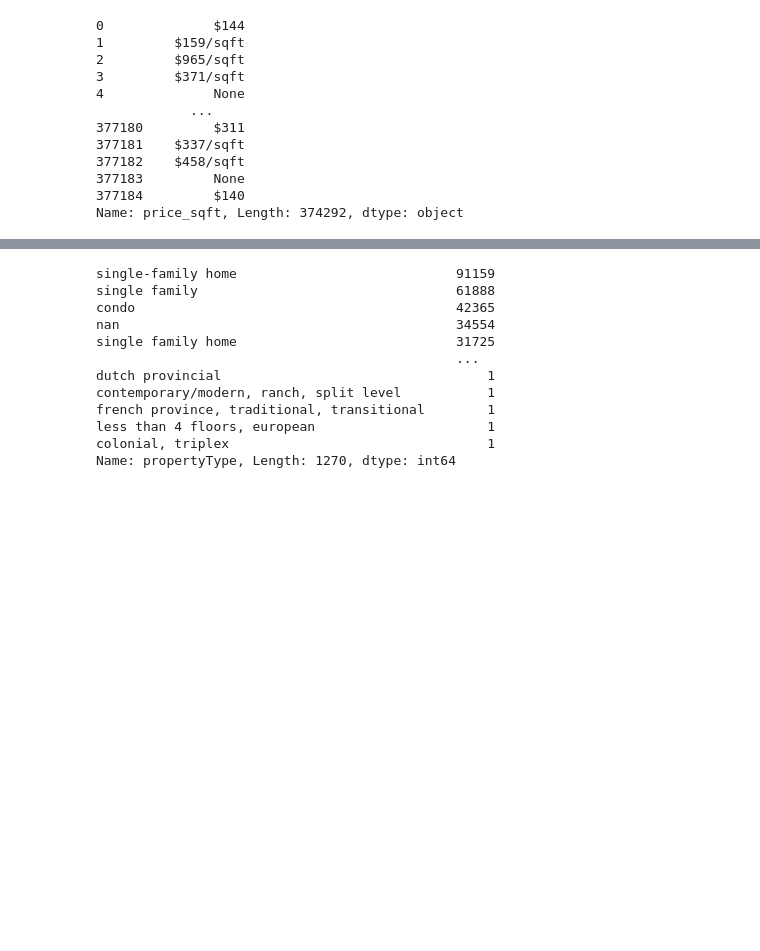
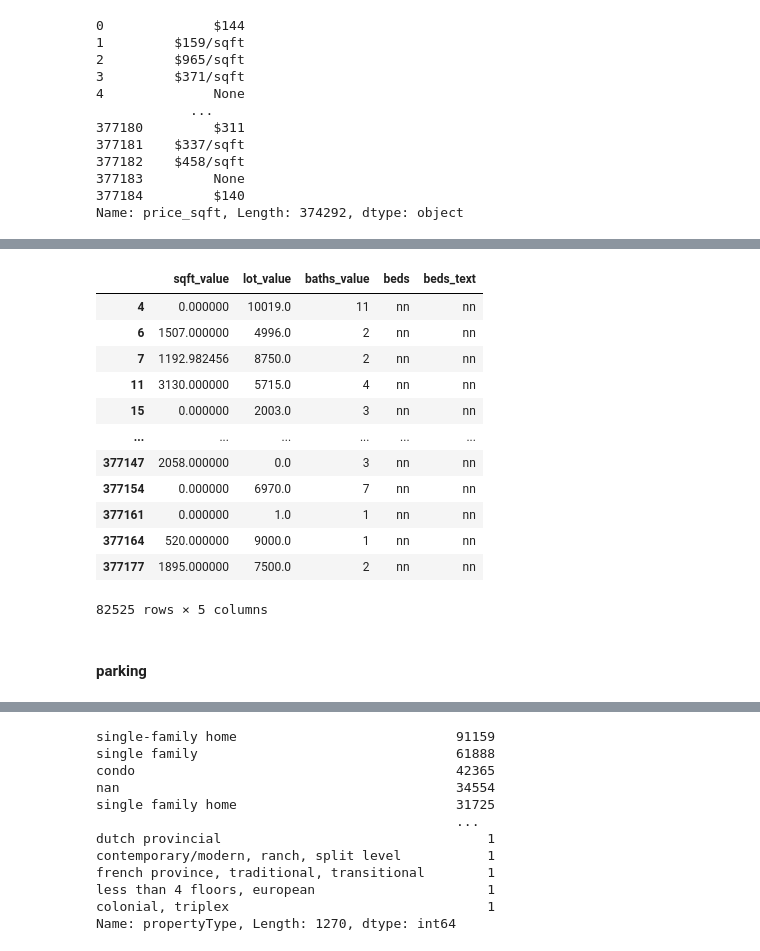
Before and after one commit to SeregeiKroupen/SF, a Jupyter notebook: final_project/Final_project.ipynb, the cells around one changed output, grey strips where cells are left out. Cells and saved outputs as stored; diff of their text form; code cells hidden in the pictures; blank space fills up the shorter version.

```diff
--- a/final_project/Final_project.ipynb
+++ b/final_project/Final_project.ipynb
@@ -918,0 +884,18 @@ memory usage: 88.0+ MB
+# %%
+beds[beds.beds_text=='nn']
+# %% [output]
+|  | sqft_value | lot_value | baths_value | beds | beds_text |
+| 4 | 0.000000 | 10019.0 | 11 | nn | nn |
+| 6 | 1507.000000 | 4996.0 | 2 | nn | nn |
+| 7 | 1192.982456 | 8750.0 | 2 | nn | nn |
+| 11 | 3130.000000 | 5715.0 | 4 | nn | nn |
+| 15 | 0.000000 | 2003.0 | 3 | nn | nn |
+| ... | ... | ... | ... | ... | ... |
+| 377147 | 2058.000000 | 0.0 | 3 | nn | nn |
+| 377154 | 0.000000 | 6970.0 | 7 | nn | nn |
+| 377161 | 0.000000 | 1.0 | 1 | nn | nn |
+| 377164 | 520.000000 | 9000.0 | 1 | nn | nn |
+| 377177 | 1895.000000 | 7500.0 | 2 | nn | nn |
+82525 rows × 5 columns
+# %% [markdown]
+#### parking
```
Also changed, not shown: parts of 78 cells of this notebook, 4 other files.
